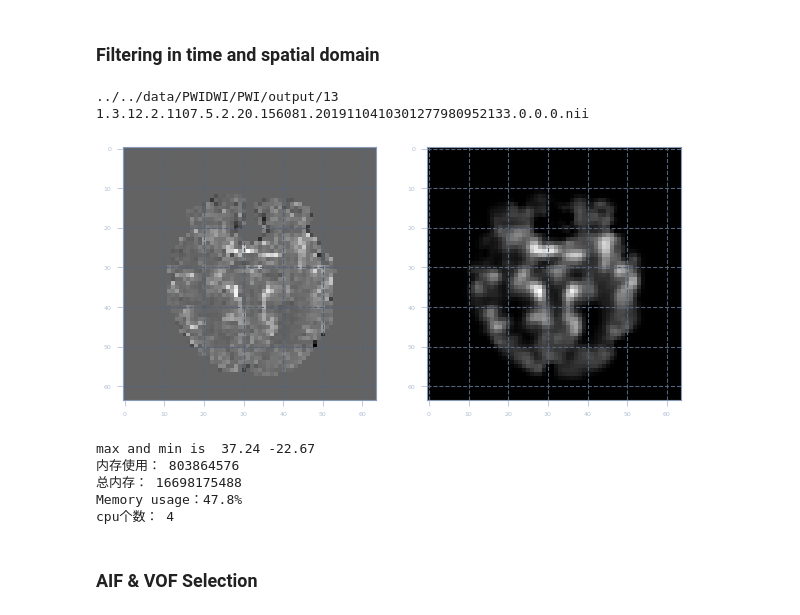
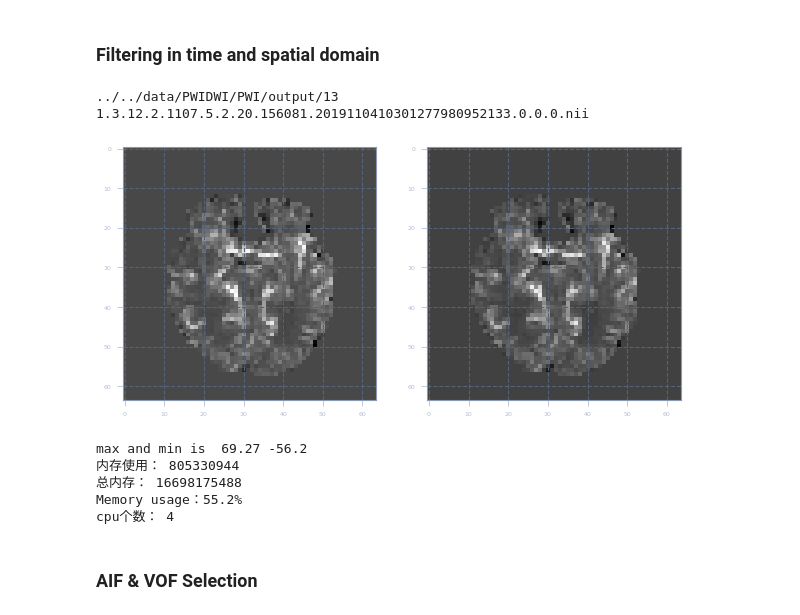
Before and after one commit to Yupeii/PWI, a Jupyter notebook: pwi.ipynb, the cells around one changed output. Drawn from its saved outputs; the diff is of its cells as text; code cells hidden in the pictures.

```diff
--- a/pwi.ipynb
+++ b/pwi.ipynb
@@ -65,18 +62,21 @@ for study in study_dir_list:
         print('time interval:',dt, '\n number of slices: ', n_slices,'\n original arr shape is:', arr.shape)
 
         # Downsample
-        arr = block_reduce(arr, block_size=dsample_factor, func=np.max)
+        arr = block_reduce(arr, block_size=dsample_factor, func=np.mean)
         print('Downsampled shape is ', arr.shape)
 
-        # define bone mask for skull stripping
+        print(np.max(arr), np.min(arr))
+
+        # Define bone mask for skull stripping
         mask_dir = os.path.join(mask_dir, study)
         if not os.path.exists(mask_dir):
             os.mkdir(mask_dir)
         mask_path = mask_dir+'/first_brain.nii'  # mask location generated with bat
         mask = sitk.ReadImage(mask_path)
         mask = sitk.GetArrayFromImage(mask)
+        mask = block_reduce(mask, block_size=dsample_factor, func=np.mean)
+        mask[mask<0] = 0
         mask[mask>0] = 1
-        mask = block_reduce(mask, block_size=dsample_factor, func=np.mean)
 
         # Time correction
         time_start = time.time()
@@ -84,6 +84,7 @@ for study in study_dir_list:
         print('It takes %.2fs to interpolate.'%(time.time()-time_start))
         print('After interpolation arr shape is: ', arr_interp.shape)
         mask= np.array([mask]*arr_interp.shape[0])
+
 
         # MR value convert
         base = np.zeros((1, arr_interp.shape[1], arr_interp.shape[2], arr_interp.shape[3]))
@@ -100,13 +101,16 @@ for study in study_dir_list:
         arr_interp[arr_interp == np.inf] = 0
         arr_interp=np.nan_to_num(arr_interp)
 
+        print(np.max(arr_interp), np.min(arr_interp))
+
         # plot one slice
         plt.figure()
         plt.imshow(base[8,:,:], cmap='gray')
         plt.show()
 
         plt.figure()
-        plt.imshow(arr_interp[30,8,:,:], cmap='gray')
+        arr_clip = np.clip(arr_interp, loth, math.inf)
+        plt.imshow(arr_clip[30,8,:,:], cmap='gray')
         plt.show()
 
         # Output
@@ -121,7 +125,7 @@ for study in study_dir_list:
 
         sitk.WriteImage(img_interp, os.path.join(output_dir,series_id+'.nii'))
         print('{} created! \n'.format(os.path.join(output_dir, series_id+'.nii')))
-        del arr
+        del arr, arr_interp
 # %% [output]
 we have 1 series here.
 time interval: 1.47
@@ -143,7 +150,7 @@ Echo Time is  0.03
 ### Filtering in time and spatial domain
 # %%
 %matplotlib inline
-
+sigma=1.5
 print(output_dir)
 files = os.listdir(output_dir)
 for file in files:
@@ -161,42 +168,44 @@ for file in files:
         # 2d spatial filtering
         for t in range(nt):
             for z in range(nz):
-                arr[t,z,:,:] = gaussian_filter(arr[t,z,:,:], sigma)
+                arr[t,z,:,:] = gaussian_filter(arr[t,z,:,:], 0.1)
 
         # get mask
 #         mask = get_mask_old(base, loth, hith)
 #         mask = get_mask(base, loth, hith)
 #         mask = np.array([mask]*nt)
 
         # segmentation: set non-interested region to 0 or minimum intensity
         #arr = arr*mask
 #         print('Segmenting...')
 #         arr[np.where(mask==0)]=np.min(arr)
 
         # check results
         fig, ax = plt.subplots(1,2, figsize=(10,5))
-        arr_clip = np.clip(arr_interp, loth, hith)
+#         arr_clip = np.clip(arr_interp,loth, math.inf)
+#         ax[0].imshow(arr_clip[30,8,:,:], cmap='gray')
+#         arr_clip = np.clip(arr,loth, math.inf)
+#         ax[1].imshow(arr_clip[30,8,:,:], cmap='gray')
         ax[0].imshow(arr_interp[30,8,:,:], cmap='gray')
-        arr_clip = np.clip(arr, loth, hith)
-        ax[1].imshow(arr_clip[30,8,:,:], cmap='gray')
+        ax[1].imshow(arr[30,8,:,:], cmap='gray')
         plt.show()
         plt.close()
 
         print('max and min is ', round(np.max(arr), 2), round(np.min(arr), 2))
 
         print_mem()
 
         C = arr
 
 #         del arr_clip, arr
 # %% [output]
 ../../data/PWIDWI/PWI/output/13
 1.3.12.2.1107.5.2.20.156081.2019110410301277980952133.0.0.0.nii
-[figure, old version]
+[figure, new version]
-max and min is  37.24 -22.67
-内存使用： 803864576
+max and min is  69.27 -56.2
+内存使用： 805330944
 总内存： 16698175488
-Memory usage：47.8%
+Memory usage：55.2%
 cpu个数： 4
 # %% [markdown]
 ### AIF & VOF Selection
```
Also changed, not shown: parts of 7 cells of this notebook, 1 other file.
